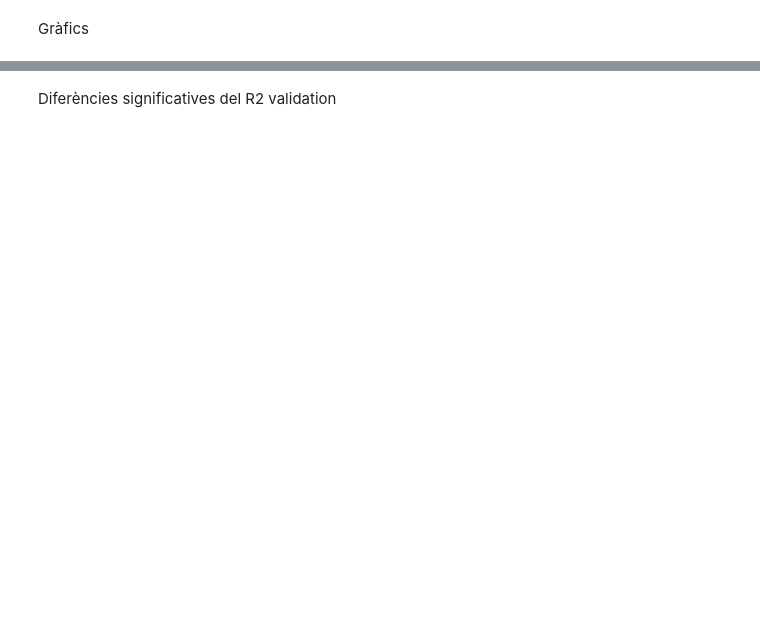
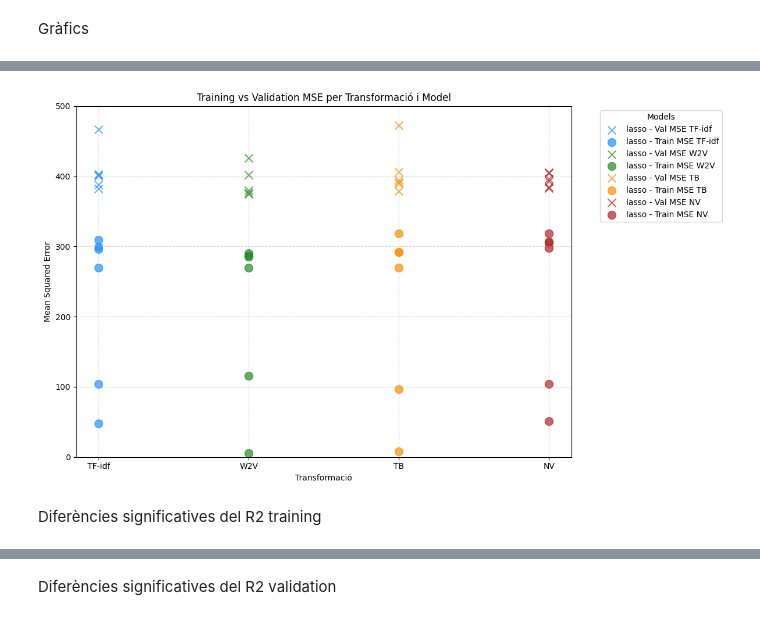
Before and after one commit to Xorii/TFG-Jordi-Capdevila-Transformers, a Jupyter notebook: 07_Ànalisis_resultats_transformació.ipynb, the cells around one changed output, grey strips where cells are left out. Cells and saved outputs as stored; diff of their text form; code cells hidden in the pictures; blank space fills up the shorter version.

```diff
--- a/07_Ànalisis_resultats_transformació.ipynb
+++ b/07_Ànalisis_resultats_transformació.ipynb
@@ -470,0 +455,61 @@ plt.show()
+# %%
+import matplotlib.pyplot as plt
+import pandas as pd
+
+# Models i transformacions
+models = ['reg', 'lasso', 'ridge', 'rf', 'xgb', 'svr']
+transformacions = ['TF-idf', 'W2V', 'TB', 'NV']
+
+# Colors que has definit per cada transformació
+colors = {
+    'TF-idf': 'dodgerblue',
+    'W2V': 'forestgreen',
+    'TB': 'darkorange',
+    'NV': 'firebrick'
+}
+
+# Inicialitzar la figura per al gràfic
+plt.figure(figsize=(12, 7))
+
+# Recórrer els models i les transformacions per a crear els punts
+for model in models:
+    for transformacio in transformacions:
+        # Generar el path per a cada fitxer (optimització per a training i validació)
+        path_rem_opt = f"data/{model}_{transformacio}_log_rem_opt.pkl"  # Per obtenir el MSE de validació
+        path_opt = f"data/{model}_{transformacio}_log_opt.pkl"  # Per obtenir el MSE de training
+
+        # Llegir els fitxers pickle
+        df_rem_opt = pd.read_pickle(path_rem_opt)
+        df_opt = pd.read_pickle(path_opt)
+
+        # Obtenir els valors de validation MSE i training MSE
+        val_mse = df_rem_opt['val_mse_mean'].iloc[0]
+        train_mse = df_opt.iloc[0, 1]  # Suponem que el MSE de training està a la segona columna
+
+        # Crear el gràfic de punts per MSE de validació (usant 'x' per testing MSE)
+        plt.scatter(transformacio, val_mse, color=colors[transformacio],
+                    label=f"{model} - Val MSE {transformacio}" if model == 'lasso' else "",
+                    marker='x', s=100, alpha=0.7)  # Eliminar 'edgecolors' aquí
+
+        # Crear el gràfic de punts per MSE de training (usant 'o' per training MSE)
+        plt.scatter(transformacio, train_mse, color=colors[transformacio],
+                    label=f"{model} - Train MSE {transformacio}" if model == 'lasso' else "",
+                    marker='o', s=100, alpha=0.7)
+
+# Afegir les llegendes i etiquetes
+plt.xlabel('Transformació')
+plt.ylabel('Mean Squared Error')
+plt.title('Training vs Validation MSE per Transformació i Model')
+plt.xticks(transformacions)  # Per mostrar les transformacions a l'eix X
+plt.legend(title="Models", bbox_to_anchor=(1.05, 1), loc='upper left')
+
+# Afegir una graella
+plt.grid(True, linestyle='--', alpha=0.5)
+plt.ylim(0,500) #hi ha un outlier molt gran que fa que no es vegi be el gràfic
+# Mostrar el gràfic
+plt.tight_layout()
+plt.show()
+# %% [output]
+[figure, added]
+# %% [markdown]
+Diferències significatives del R2 training
```
Also changed, not shown: parts of 14 cells of this notebook, 4 other files.
